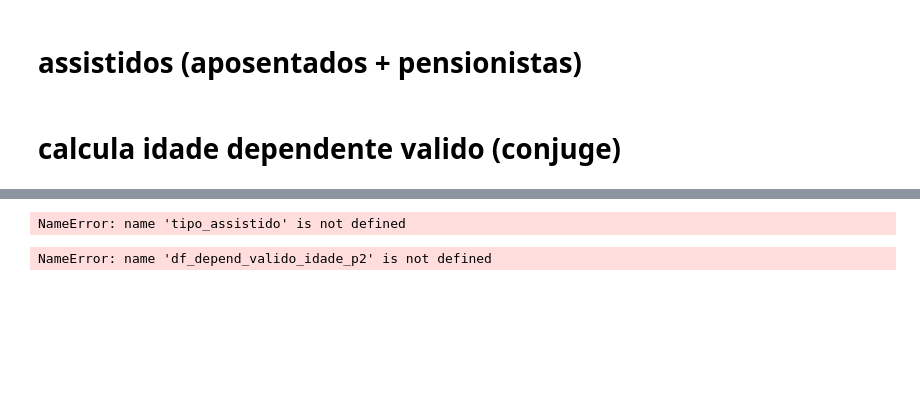
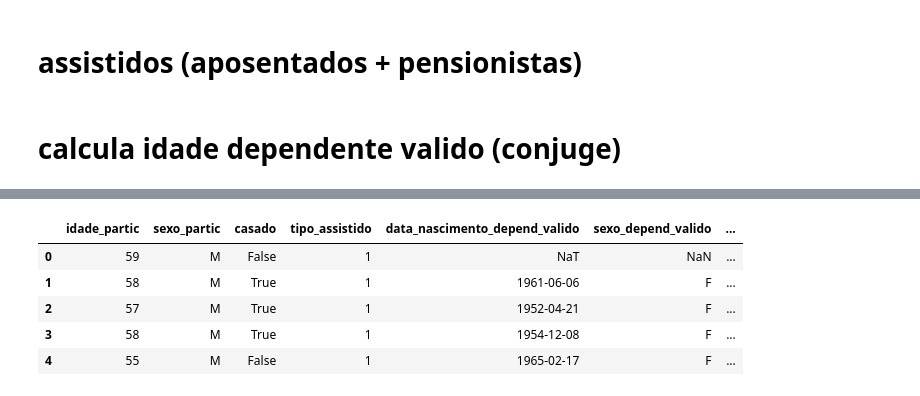
Before and after one commit to raphabritto/actuari_py, a Jupyter notebook: obtem_dados_avaliacao.ipynb, the cells around one changed output, grey strips where cells are left out. Cells and saved outputs as stored; diff of their text form; code cells hidden in the pictures; blank space fills up the shorter version.

Commit message:
calculo idade dependente valido
calculo idade dependente valido

```diff
--- a/obtem_dados_avaliacao.ipynb
+++ b/obtem_dados_avaliacao.ipynb
@@ -459,7 +459,7 @@ if 'df_assistidos' in locals():
 
 df_assistidos = pd.DataFrame.copy(df_participante[pd.notnull(df_participante.dib_funcef)])
 # %%
-df_assistidos.index = range(1, len(df_assistidos)+1)
+df_assistidos.index = range(0, len(df_assistidos))
 # %%
 # adiciona os dependentes vitalicio invalido e temporario
 # if len(df_assistidos) > 0:
@@ -509,5 +487,10 @@ df = pd.DataFrame.copy(df_assistidos)
 # %%
-df['idade'] = 0
-for row in df.itertuples(index=True, name='Pandas'):
-    setattr(row, 'idade')
-    print(getattr(row, 'id_participante'), getattr(row, 'casado'))
+# df['idade'] = 0
+# for row in df.itertuples(index=True, name='Pandas'):
+#     idade = 0
+#     tipo_assistido = getattr(row, 'tipo_assistido')
+
+#     if tipo_assistido == 1:
+#         idade = 10
+
+#     setattr(row, 'idade', idade)
@@ -516,19 +497,30 @@ SyntaxError: unexpected EOF while parsing (<ipython-input-95-2039c8bc24c1>, line
 # %%
-df['idade'] = 0
+df_assistidos['idade_depend_valido'] = 0
 
-for index, row in df.iterrows():
-    if row[[tipo_assistido]] == 1:
-        row[['idade']] = 1
-    else:
-        row[['idade']] = 0
+for i, row in df_assistidos.iterrows():
+    idade = -1
+
+    if row['tipo_assistido'] == 1:
+        if pd.notnull(row['data_nascimento_depend_valido']):
+            idade = tools.calculateAge(row['data_nascimento_depend_valido'], df_avaliacao.data_calculo[0])
+        elif pd.isnull(row['data_nascimento_depend_valido']) and row['casado']:
+            idade = tools.calculateAgeDif(row['sexo_partic'], row['idade_partic'], row['diferenca_idade'])
+
+    df_assistidos.set_value(i, 'idade_depend_valido', idade)
+#     row['idade_depend_valido'] = idade
+
+df_assistidos[['idade_partic', 'sexo_partic', 'casado', 'tipo_assistido', 'data_nascimento_depend_valido', 'sexo_depend_valido', 'idade_depend_valido']].head()
+
+
 #     if row.tipo_assistido == 1:
 #         if pd.notnull(row.data_nascimento_depend_valido):
 #             row[idade_depend_valido] = tools.calculateAge(row.data_nascimento_depend_valido, df_avaliacao.data_calculo)
 #         else:
 #             row[idade_depend_valido] = 0
 # %% [output]
-NameError: name 'tipo_assistido' is not defined
+|  | idade_partic | sexo_partic | casado | tipo_assistido | data_nascimento_depend_valido | sexo_depend_valido | ... |
+| 0 | 59 | M | False | 1 | NaT | NaN | ... |
+| 1 | 58 | M | True | 1 | 1961-06-06 | F | ... |
+| 2 | 57 | M | True | 1 | 1952-04-21 | F | ... |
+| 3 | 58 | M | True | 1 | 1954-12-08 | F | ... |
+| 4 | 55 | M | False | 1 | 1965-02-17 | F | ... |
-# %%
-len(df_depend_valido_idade_p2)
-# %% [output]
-NameError: name 'df_depend_valido_idade_p2' is not defined
```
Also changed, not shown: parts of 13 cells of this notebook, 1 other file.
